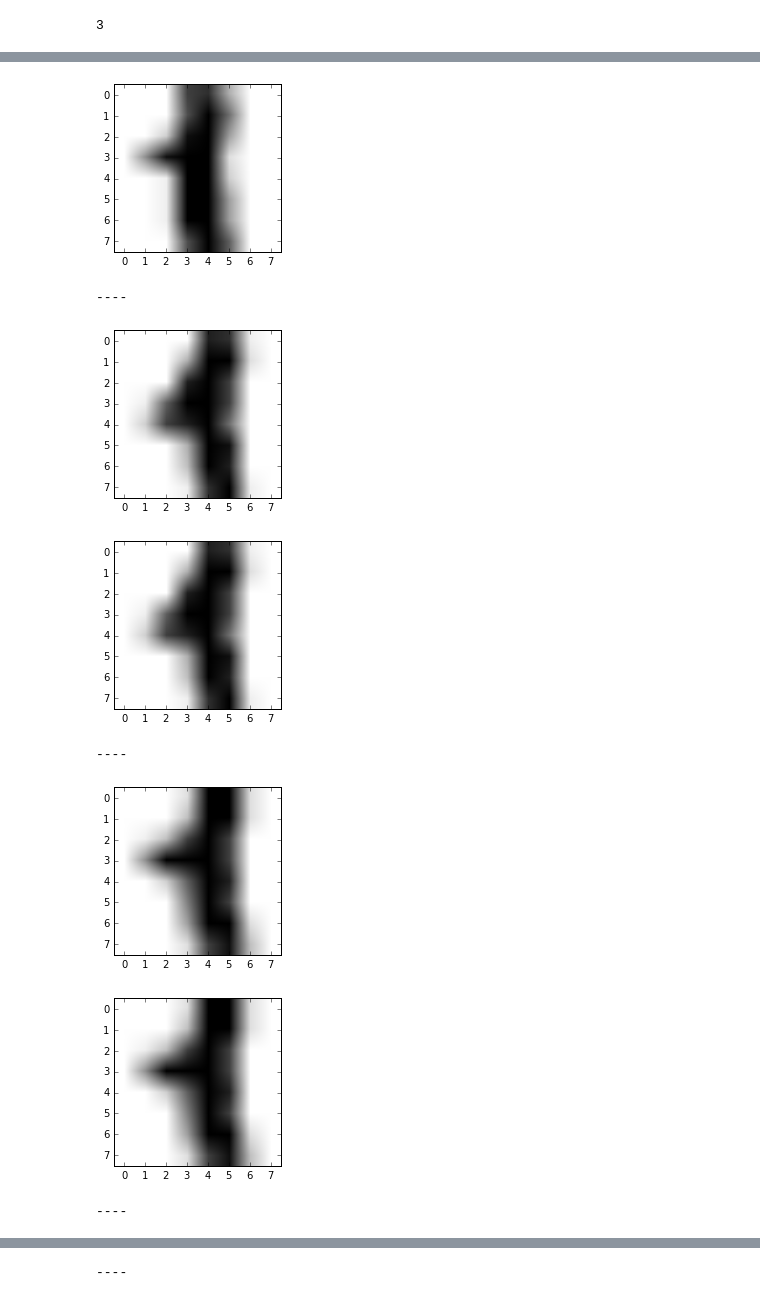
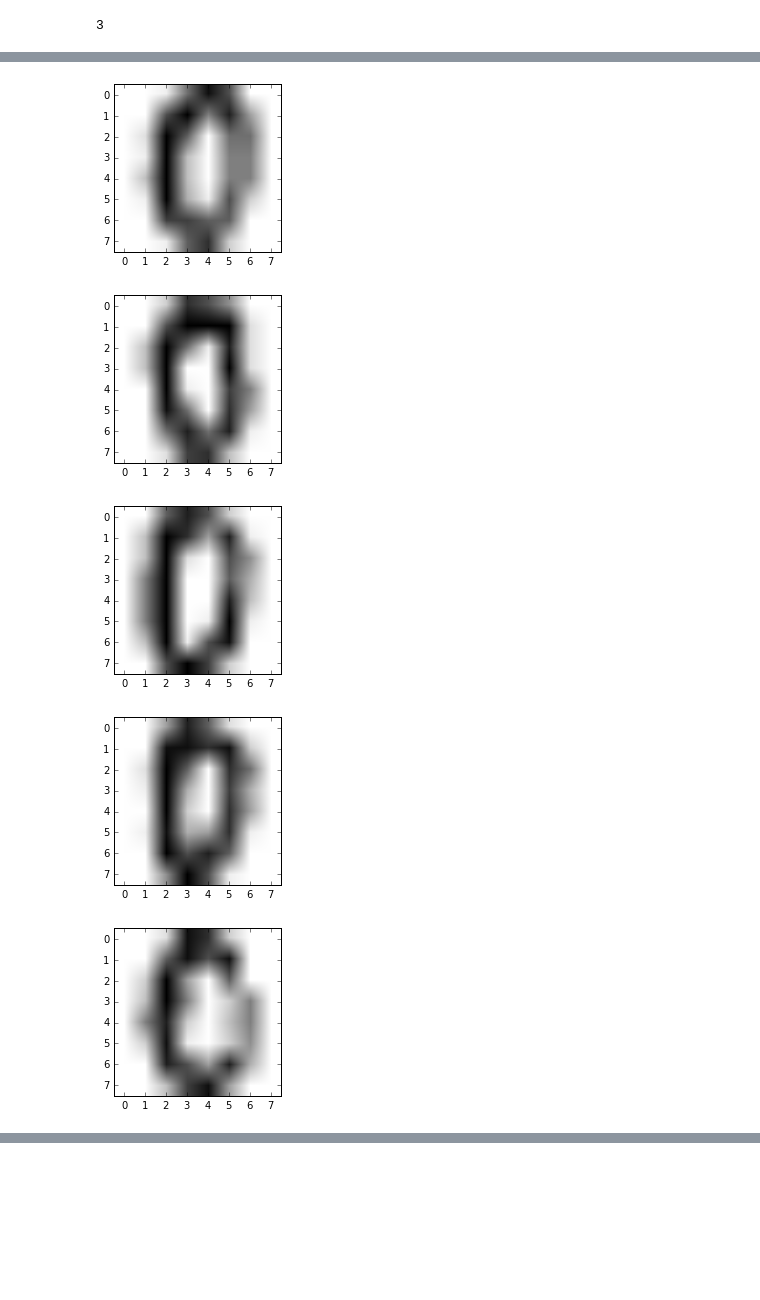
Before and after one commit to anshuman23/aaai-adversarial-clustering, a Jupyter notebook: DIGITS-0-6/zoo_approach_wip.ipynb, the cells around one changed output, grey strips where cells are left out. Drawn from its saved outputs; the diff is of its cells as text; code cells hidden in the pictures; blank space fills up the shorter version.

```diff
--- a/DIGITS-0-6/zoo_approach_wip.ipynb
+++ b/DIGITS-0-6/zoo_approach_wip.ipynb
@@ -276,0 +270,3 @@ count
+# %%
+for i in perturbed_idx:
+    print(lo[i], la[i], y[i])
@@ -277,10 +277,7 @@ count
 # %%
-for idx, (org,noisy) in enumerate(zip(Xo, Xa)):
-    plt.figure(1,figsize=(3,3)) ##
-    plt.imshow(np.reshape(org,(8,8)), cmap=plt.cm.gray_r) ##
-    plt.show() ##
-    plt.figure(1,figsize=(3,3)) ##
-    plt.imshow(np.reshape(noisy,(8,8)), cmap=plt.cm.gray_r) ##
-    plt.show() ##
-    print("----")
+for i,l in enumerate(lo):
+    if l == 0:
+        plt.figure(1,figsize=(3,3)) ##
+        plt.imshow(np.reshape(Xo[i,:],(8,8)), cmap=plt.cm.gray_r) ##
+        plt.show() ##
 # %% [output]
@@ -288,8 +285,5 @@ for idx, (org,noisy) in enumerate(zip(Xo, Xa)):
-[figure, old version]
+[figure, new version]
-----
-[figure, old version]
+[figure, new version]
-[figure, old version]
+[figure, new version]
-----
-[figure, old version]
+[figure, new version]
-[figure, old version]
+[figure, new version]
-----
@@ -298 +291,0 @@ for idx, (org,noisy) in enumerate(zip(Xo, Xa)):
-----
```
Also changed, not shown: parts of 6 cells of this notebook, 12 other files.
